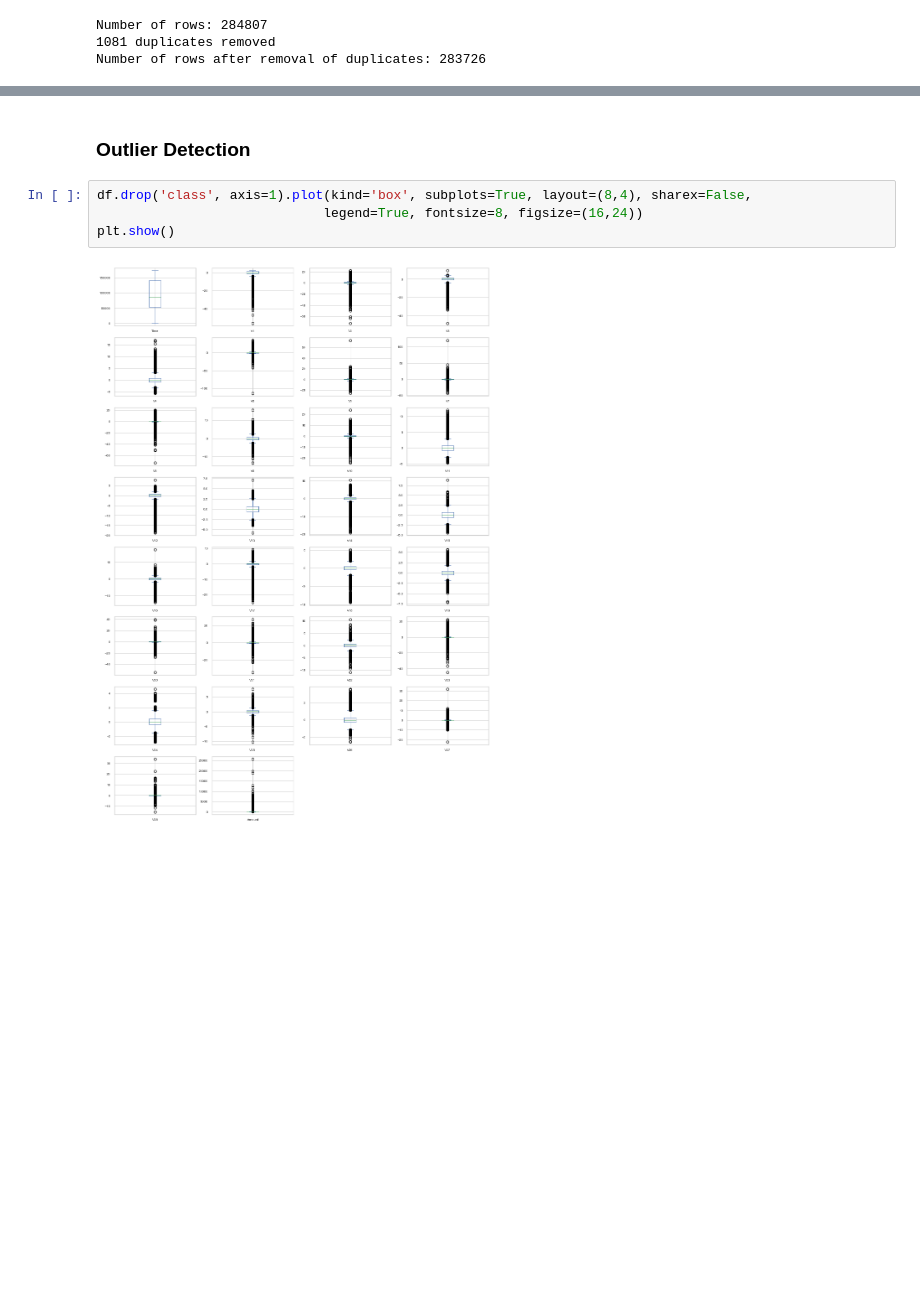
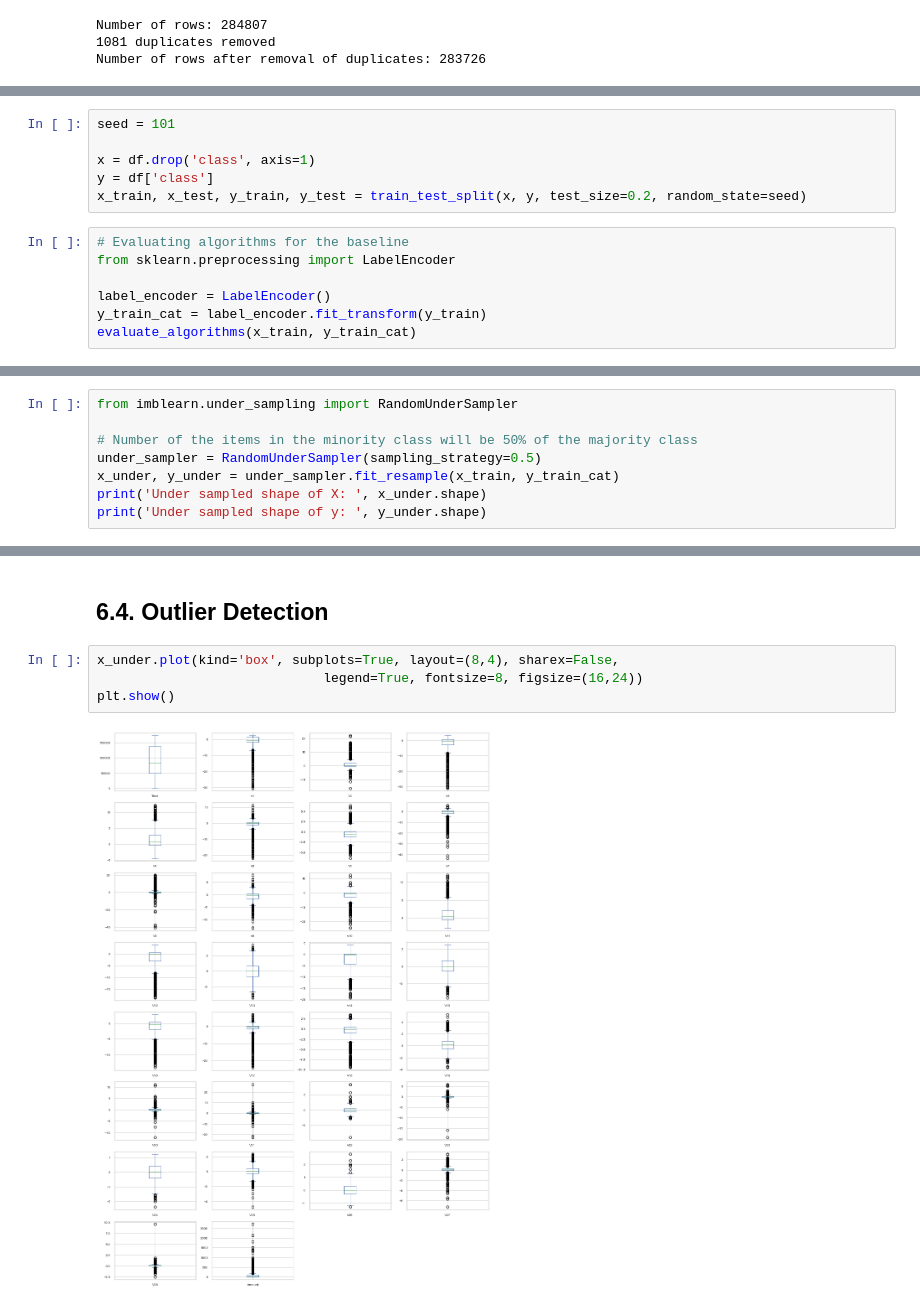
Before and after one commit to muscak/credit-card-fraud-detection, a Jupyter notebook: Credit Card Fraud Detection.ipynb, the cells around one changed output, grey strips where cells are left out. Drawn from its saved outputs; the diff is of its cells as text; blank space fills up the shorter version.

```diff
--- a/Credit Card Fraud Detection.ipynb
+++ b/Credit Card Fraud Detection.ipynb
@@ -212,0 +260,13 @@ Number of rows after removal of duplicates: 283726
+# %%
+seed = 101
+
+x = df.drop('class', axis=1)
+y = df['class']
+x_train, x_test, y_train, y_test = train_test_split(x, y, test_size=0.2, random_state=seed)
+# %%
+# Evaluating algorithms for the baseline
+from sklearn.preprocessing import LabelEncoder
+
+label_encoder = LabelEncoder()
+y_train_cat = label_encoder.fit_transform(y_train)
+evaluate_algorithms(x_train, y_train_cat)
@@ -212,0 +286,8 @@ Number of rows after removal of duplicates: 283726
+# %%
+from imblearn.under_sampling import RandomUnderSampler
+
+# Number of the items in the minority class will be 50% of the majority class
+under_sampler = RandomUnderSampler(sampling_strategy=0.5)
+x_under, y_under = under_sampler.fit_resample(x_train, y_train_cat)
+print('Under sampled shape of X: ', x_under.shape)
+print('Under sampled shape of y: ', y_under.shape)
@@ -213,9 +317,9 @@ Number of rows after removal of duplicates: 283726
 # %% [markdown]
-### Outlier Detection
+## 6.4. Outlier Detection
 # %%
-df.drop('class', axis=1).plot(kind='box', subplots=True, layout=(8,4), sharex=False,
+x_under.plot(kind='box', subplots=True, layout=(8,4), sharex=False,
                              legend=True, fontsize=8, figsize=(16,24))
 plt.show()
 # %% [output]
-[figure, old version]
+[figure, new version]
 # %% [markdown]
```
Also changed, not shown: parts of 67 cells of this notebook.
